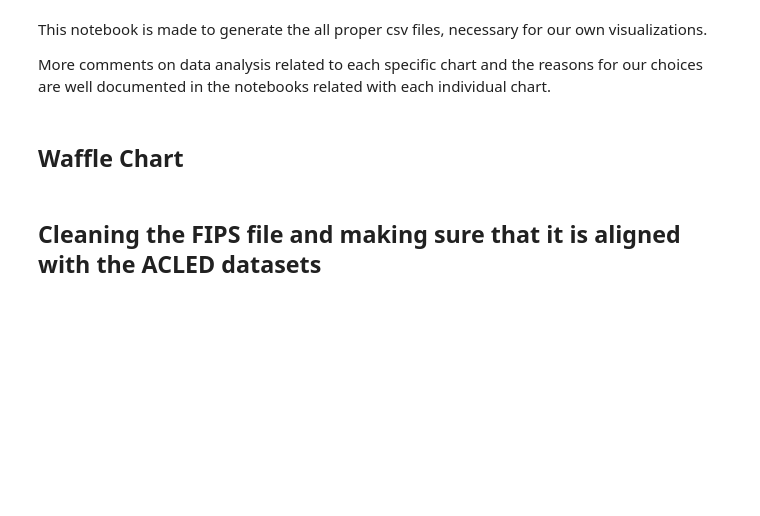
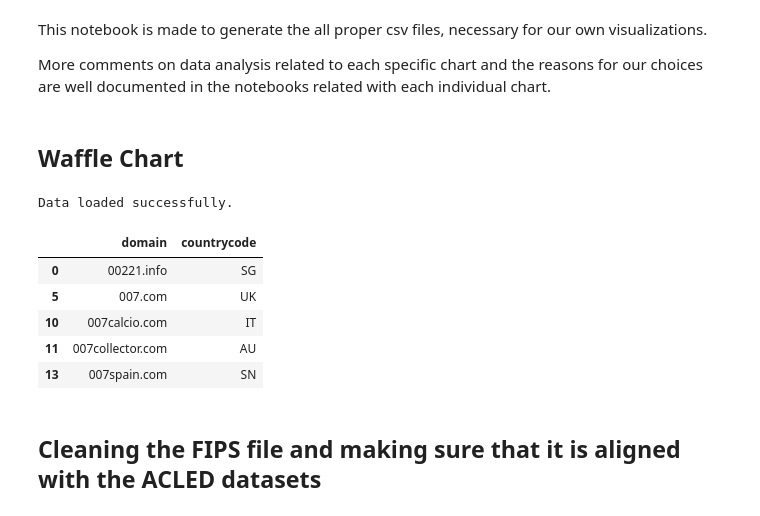
Before and after one commit to group-rho-dataviz/group-rho-dataviz.github.io, a Jupyter notebook: preprocessing/data_prepocessing.ipynb, the cells around one changed output. Cells and saved outputs as stored; diff of their text form; code cells hidden in the pictures; blank space fills up the shorter version.

```diff
--- a/preprocessing/data_prepocessing.ipynb
+++ b/preprocessing/data_prepocessing.ipynb
@@ -32,6 +32,27 @@ def summarize_data(data):
         return None
 # %% [markdown]
 ## Waffle Chart
+# %%
+# load data from ../data/GDELT/2021-news-outlets-by-countrycode-2015-2021.csv
+data_file_path = '../data/GDELT/2021-news-outlets-by-countrycode-2015-2021.csv'
+df = load_data(data_file_path)
+df.head()
+
+# Group by 'domain' and select the 'countrycode' column with the max 'cnt' value
+df_top_countries = df.loc[df.groupby('domain')['cnt'].idxmax()][['domain', 'countrycode']]
+df_top_countries.head()
+
+# Save the processed data to a new CSV file
+#output_file_path = '../data/GDELT/top_countries_by_domain.csv'
+#df_top_countries.to_csv(output_file_path, index=False)
+# %% [output]
+Data loaded successfully.
+|  | domain | countrycode |
+| 0 | 00221.info | SG |
+| 5 | 007.com | UK |
+| 10 | 007calcio.com | IT |
+| 11 | 007collector.com | AU |
+| 13 | 007spain.com | SN |
 # %% [markdown]
 ## Cleaning the FIPS file and making sure that it is aligned with the ACLED datasets
 # %%
```
Also changed, not shown: 6 other files.
